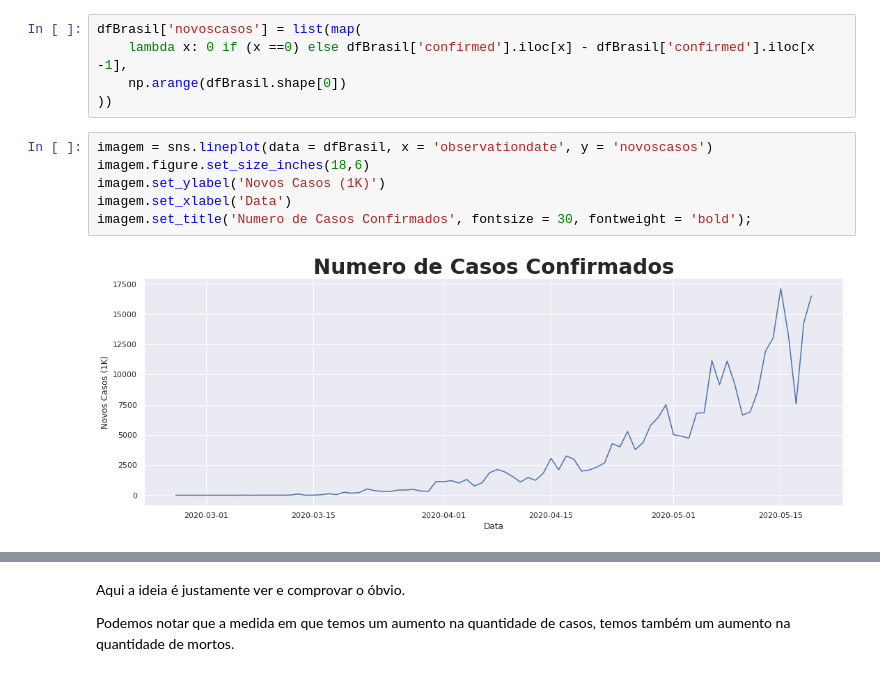
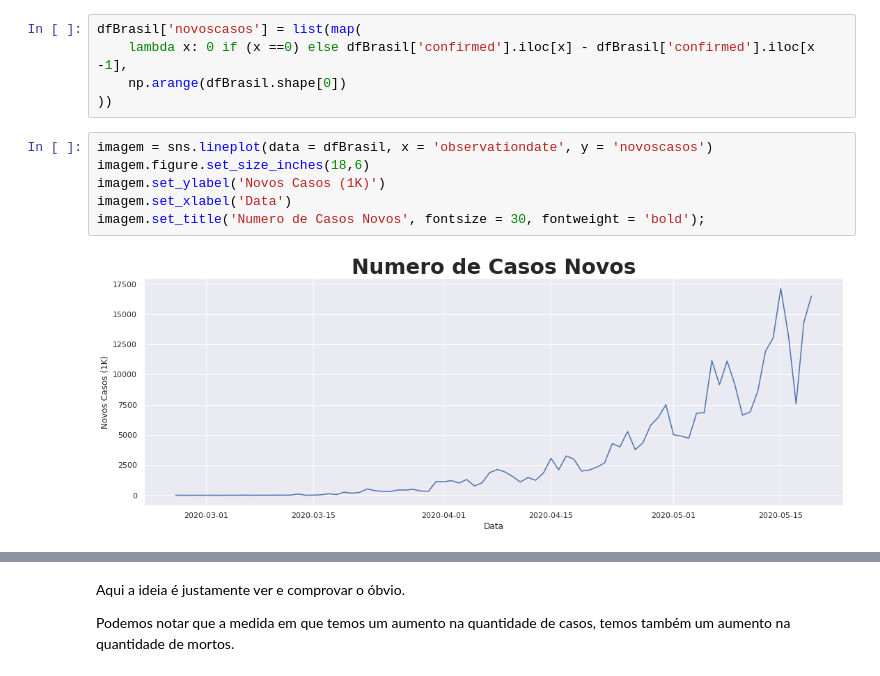
Before and after one commit to j2evaldo/covid_dio, a Jupyter notebook: covid.ipynb, the cells around one changed output, grey strips where cells are left out. Cells and saved outputs as stored; diff of their text form.

```diff
--- a/covid.ipynb
+++ b/covid.ipynb
@@ -198,8 +199,8 @@ dfBrasil['novoscasos'] = list(map(
 # %%
 imagem = sns.lineplot(data = dfBrasil, x = 'observationdate', y = 'novoscasos')
 imagem.figure.set_size_inches(18,6)
 imagem.set_ylabel('Novos Casos (1K)')
 imagem.set_xlabel('Data')
-imagem.set_title('Numero de Casos Confirmados', fontsize = 30, fontweight = 'bold');
+imagem.set_title('Numero de Casos Novos', fontsize = 30, fontweight = 'bold');
 # %% [output]
-[figure, old version]
+[figure, new version]
```
Also changed, not shown: parts of 10 cells of this notebook.
